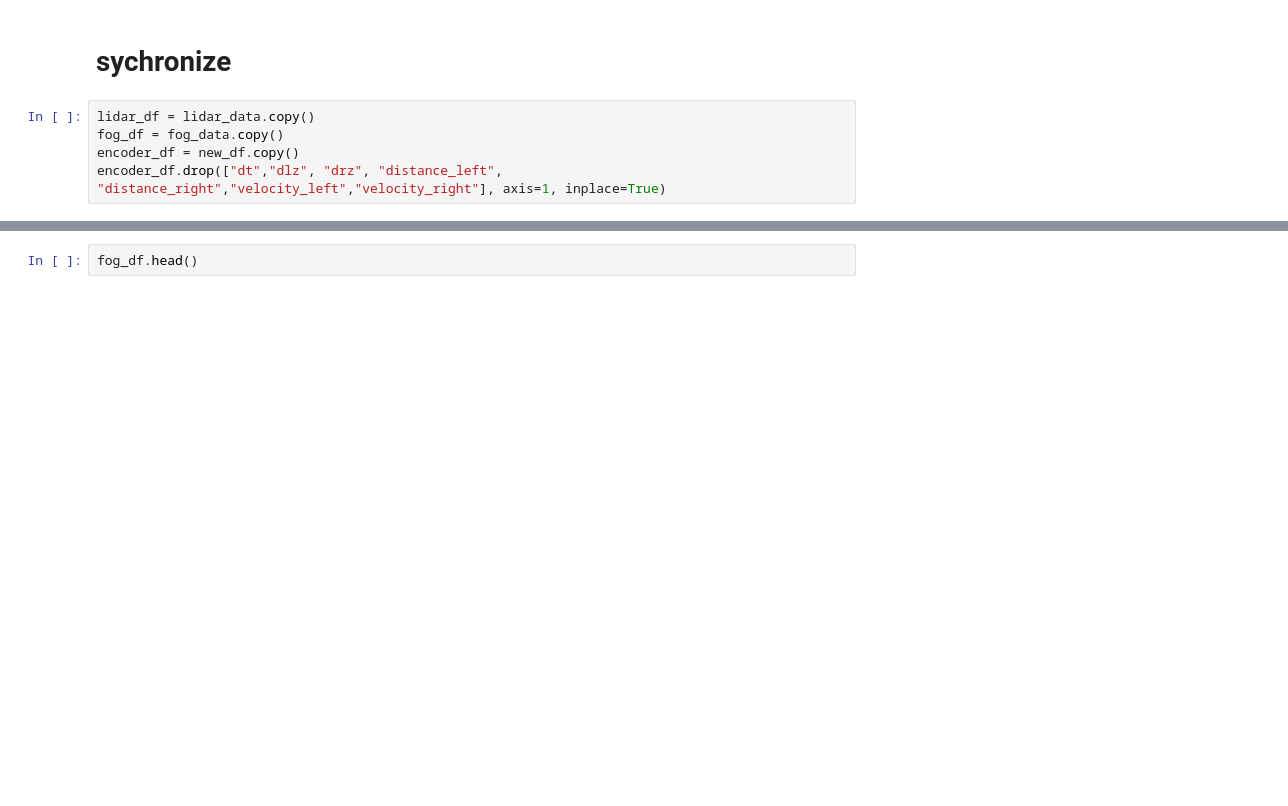
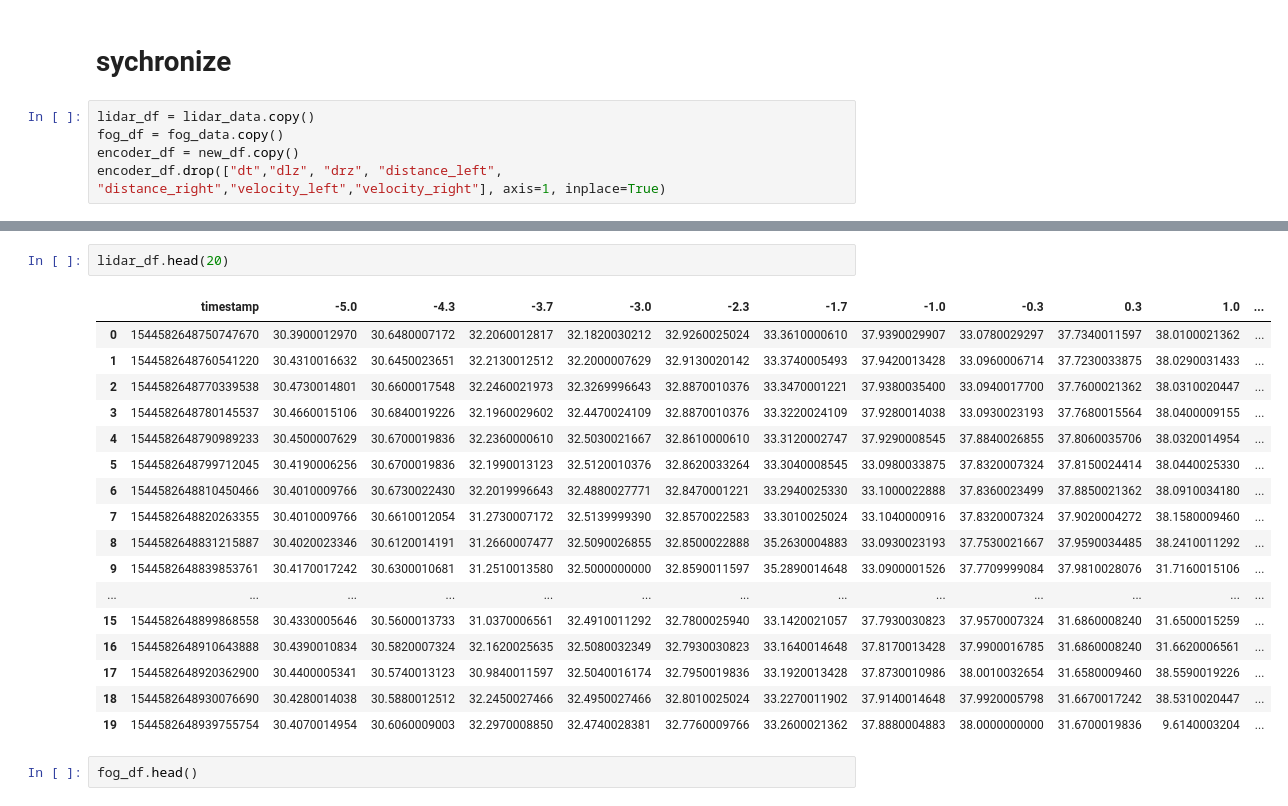
Before and after one commit to yifanwu2828/Particle-Filter-SLAM, a Jupyter notebook: code/data/exploreData.ipynb, the cells around one changed output, grey strips where cells are left out. Saved outputs shown, nothing was run; the diff lists cells and outputs as text; blank space fills up the shorter version.

```diff
--- a/code/data/exploreData.ipynb
+++ b/code/data/exploreData.ipynb
@@ -176,3 +172,23 @@ encoder_df.drop(["dt","dlz", "drz", "distance_left", "distance_right","velocity_
+# %%
+lidar_df.head(20)
+# %% [output]
+|  | timestamp | -5.0 | -4.3 | -3.7 | -3.0 | -2.3 | -1.7 | -1.0 | -0.3 | 0.3 | 1.0 | ... |
+| 0 | 1544582648750747670 | 30.3900012970 | 30.6480007172 | 32.2060012817 | 32.1820030212 | 32.9260025024 | 33.3610000610 | 37.9390029907 | 33.0780029297 | 37.7340011597 | 38.0100021362 | ... |
+| 1 | 1544582648760541220 | 30.4310016632 | 30.6450023651 | 32.2130012512 | 32.2000007629 | 32.9130020142 | 33.3740005493 | 37.9420013428 | 33.0960006714 | 37.7230033875 | 38.0290031433 | ... |
+| 2 | 1544582648770339538 | 30.4730014801 | 30.6600017548 | 32.2460021973 | 32.3269996643 | 32.8870010376 | 33.3470001221 | 37.9380035400 | 33.0940017700 | 37.7600021362 | 38.0310020447 | ... |
+| 3 | 1544582648780145537 | 30.4660015106 | 30.6840019226 | 32.1960029602 | 32.4470024109 | 32.8870010376 | 33.3220024109 | 37.9280014038 | 33.0930023193 | 37.7680015564 | 38.0400009155 | ... |
+| 4 | 1544582648790989233 | 30.4500007629 | 30.6700019836 | 32.2360000610 | 32.5030021667 | 32.8610000610 | 33.3120002747 | 37.9290008545 | 37.8840026855 | 37.8060035706 | 38.0320014954 | ... |
+| 5 | 1544582648799712045 | 30.4190006256 | 30.6700019836 | 32.1990013123 | 32.5120010376 | 32.8620033264 | 33.3040008545 | 33.0980033875 | 37.8320007324 | 37.8150024414 | 38.0440025330 | ... |
+| 6 | 1544582648810450466 | 30.4010009766 | 30.6730022430 | 32.2019996643 | 32.4880027771 | 32.8470001221 | 33.2940025330 | 33.1000022888 | 37.8360023499 | 37.8850021362 | 38.0910034180 | ... |
+| 7 | 1544582648820263355 | 30.4010009766 | 30.6610012054 | 31.2730007172 | 32.5139999390 | 32.8570022583 | 33.3010025024 | 33.1040000916 | 37.8320007324 | 37.9020004272 | 38.1580009460 | ... |
+| 8 | 1544582648831215887 | 30.4020023346 | 30.6120014191 | 31.2660007477 | 32.5090026855 | 32.8500022888 | 35.2630004883 | 33.0930023193 | 37.7530021667 | 37.9590034485 | 38.2410011292 | ... |
+| 9 | 1544582648839853761 | 30.4170017242 | 30.6300010681 | 31.2510013580 | 32.5000000000 | 32.8590011597 | 35.2890014648 | 33.0900001526 | 37.7709999084 | 37.9810028076 | 31.7160015106 | ... |
+| ... | ... | ... | ... | ... | ... | ... | ... | ... | ... | ... | ... | ... |
+| 15 | 1544582648899868558 | 30.4330005646 | 30.5600013733 | 31.0370006561 | 32.4910011292 | 32.7800025940 | 33.1420021057 | 37.7930030823 | 37.9570007324 | 31.6860008240 | 31.6500015259 | ... |
+| 16 | 1544582648910643888 | 30.4390010834 | 30.5820007324 | 32.1620025635 | 32.5080032349 | 32.7930030823 | 33.1640014648 | 37.8170013428 | 37.9900016785 | 31.6860008240 | 31.6620006561 | ... |
+| 17 | 1544582648920362900 | 30.4400005341 | 30.5740013123 | 30.9840011597 | 32.5040016174 | 32.7950019836 | 33.1920013428 | 37.8730010986 | 38.0010032654 | 31.6580009460 | 38.5590019226 | ... |
+| 18 | 1544582648930076690 | 30.4280014038 | 30.5880012512 | 32.2450027466 | 32.4950027466 | 32.8010025024 | 33.2270011902 | 37.9140014648 | 37.9920005798 | 31.6670017242 | 38.5310020447 | ... |
+| 19 | 1544582648939755754 | 30.4070014954 | 30.6060009003 | 32.2970008850 | 32.4740028381 | 32.7760009766 | 33.2600021362 | 37.8880004883 | 38.0000000000 | 31.6700019836 | 9.6140003204 | ... |
 # %%
 fog_df.head()
 # %% [output]
```
Also changed, not shown: parts of 29 cells of this notebook.
